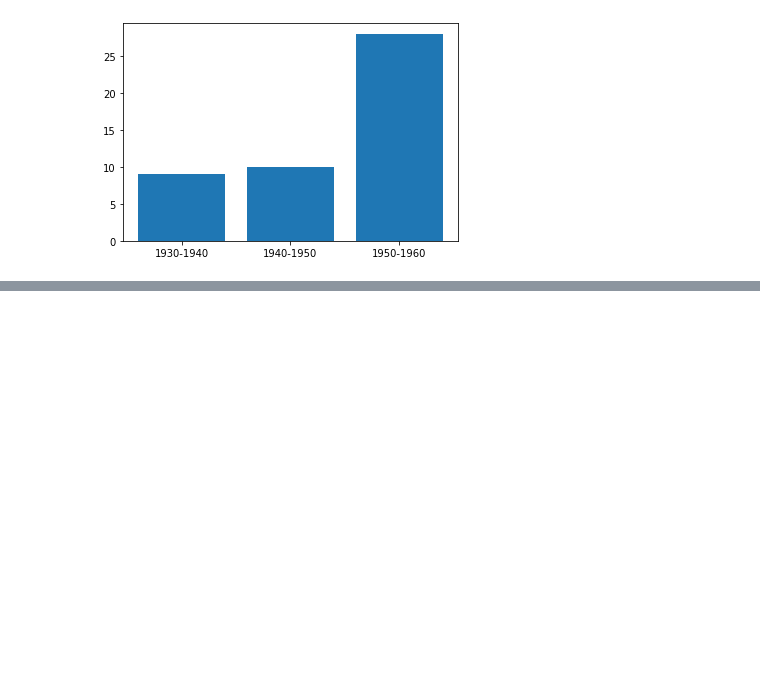
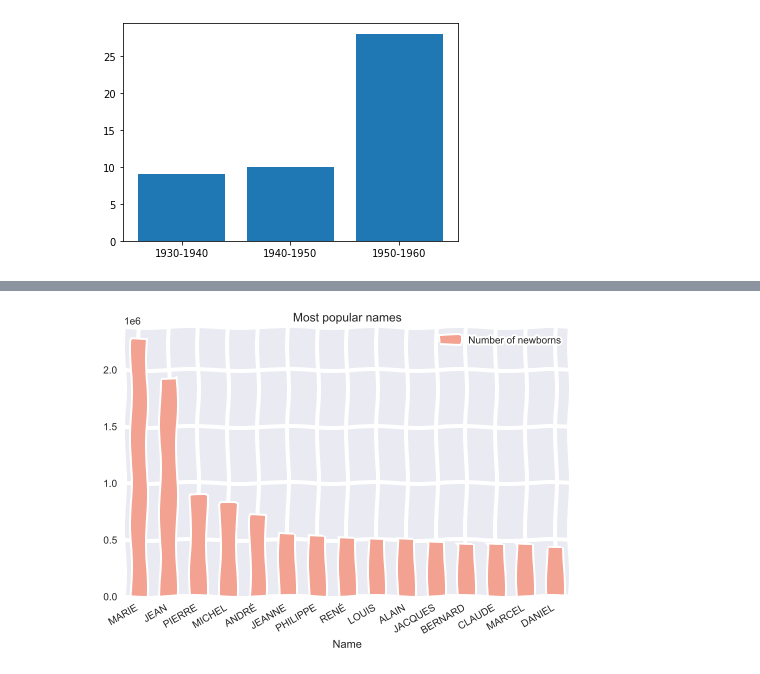
Before and after one commit to milenakowalska/Names_France, a Jupyter notebook: Names.ipynb, the cells around one changed output, grey strips where cells are left out. Cells and saved outputs as stored; diff of their text form; code cells hidden in the pictures; blank space fills up the shorter version.

```diff
--- a/Names.ipynb
+++ b/Names.ipynb
@@ -116,0 +140,6 @@ dataframe.index = pd.to_numeric(dataframe.index,errors='coerce')
+# %%
+dataframe = pd.read_csv('source/nat1900-2017.tsv', sep='\t')
+dataframe.rename(columns={"sexe":"Gender", "preusuel":"Name","annais":"Years","nombre":"Number of newborns"}, inplace=True)
+dataframe.index += 1
+dataframe.Gender = dataframe.Gender.map({1:'male', 2:'female'})
+dataframe.index = pd.to_numeric(dataframe.index,errors='coerce')
@@ -116,0 +160,3 @@ dataframe.index = pd.to_numeric(dataframe.index,errors='coerce')
+# %%
+dataframe_grouped = dataframe.groupby(['Name', 'Gender']).sum()
+dataframe_grouped
@@ -116,0 +194,5 @@ dataframe.index = pd.to_numeric(dataframe.index,errors='coerce')
+# %%
+most_popular = dataframe_grouped.sort_values(by='Number of newborns', ascending=False)
+most_popular.reset_index(inplace=True)
+most_popular.set_index('Name', inplace=True)
+most_popular.head(40)
@@ -116,0 +218,13 @@ dataframe.index = pd.to_numeric(dataframe.index,errors='coerce')
+# %%
+most_popular.drop('_PRENOMS_RARES', inplace=True)
+most_popular = most_popular.head(100)
+most_popular.to_csv('static/most_popular_.csv')
+# %%
+most_popular.head(15).plot.bar(color='#f3a190')
+plt.title('Most popular names')
+plt.xkcd()
+plt.style.use('seaborn')
+plt.gcf().autofmt_xdate(rotation=30)
+plt.savefig('static/most_popular_names.jpg')
+# %% [output]
+[figure, added]
```
Also changed, not shown: parts of 8 cells of this notebook.
